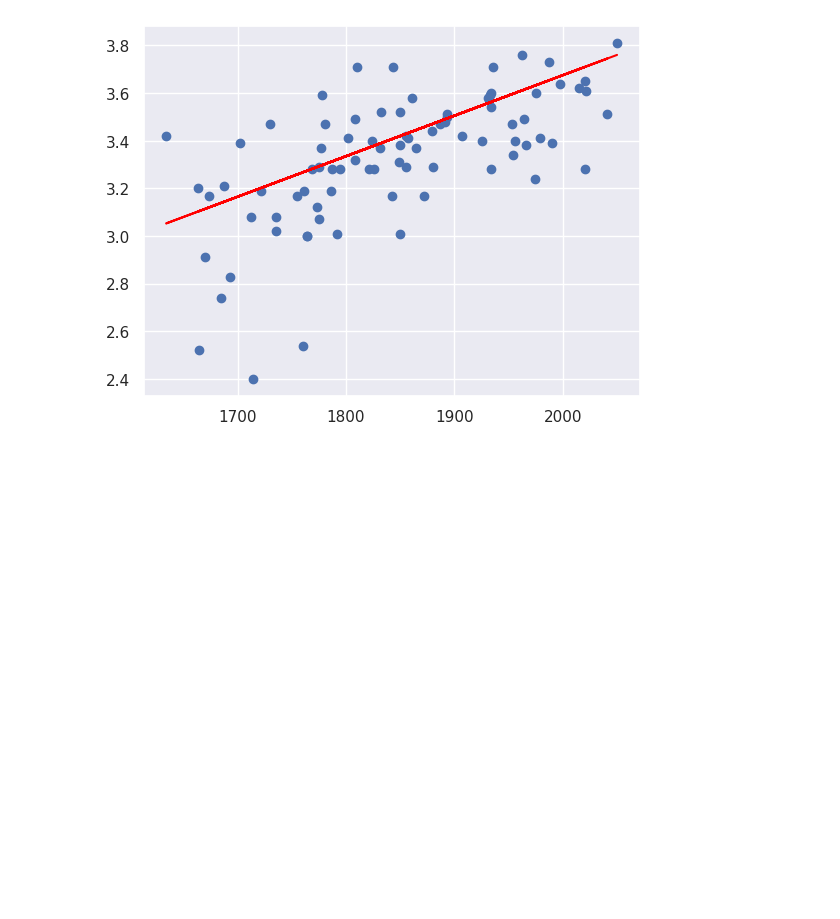
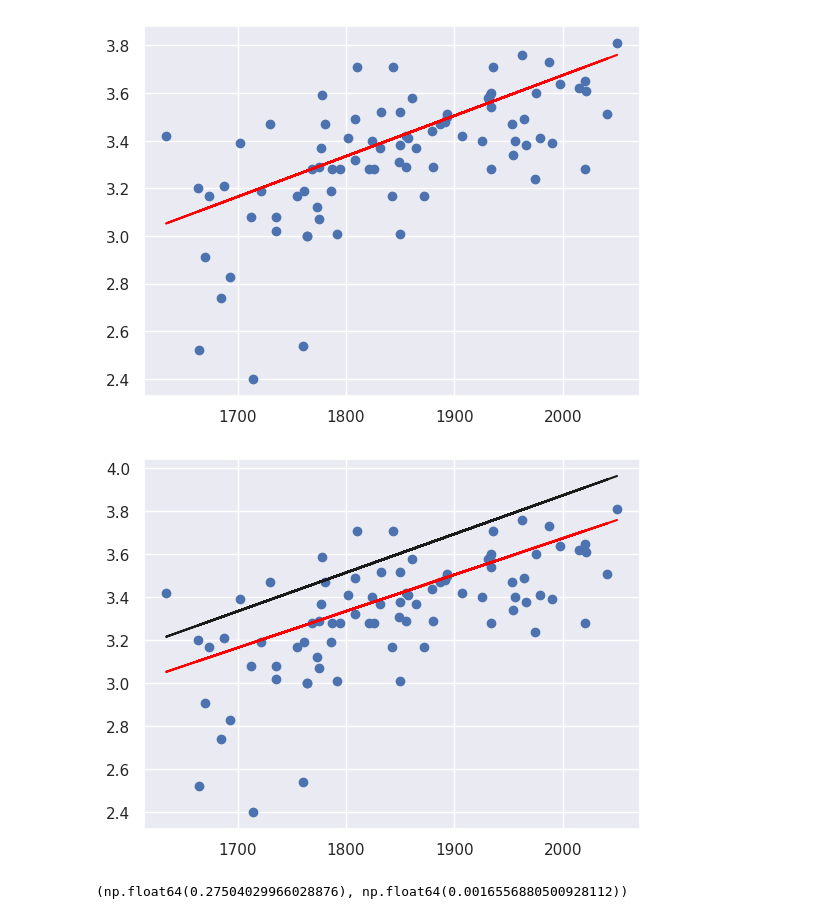
Before and after one commit to ArunK-ML/Learn----Statsmodels-statistical-modeling-and-hypothesis-testing-, a Jupyter notebook: StatsModels.ipynb, the cells around one changed output. Drawn from its saved outputs; the diff is of its cells as text; code cells hidden in the pictures; blank space fills up the shorter version.

```diff
--- a/StatsModels.ipynb
+++ b/StatsModels.ipynb
@@ -133,3 +133,19 @@ plt.plot(x1,yhat,color="red")
 plt.show()
 # %% [output]
 [figure]
+# %%
+beta0 = 0.2750    # intercept
+beta1 = 0.0018    # Slope
+
+yhat1 = beta0 + (beta1*x1)
+
+plt.scatter(x1,y)
+plt.plot(x1,yhat,color="red")
+plt.plot(x1,yhat1,color="k")
+plt.show()
+# %% [output]
+[figure, added]
+# %%
+model.params[0], model.params[1]
+# %% [output]
+(np.float64(0.27504029966028876), np.float64(0.0016556880500928112))
```
Also changed, not shown: parts of 4 cells of this notebook.
